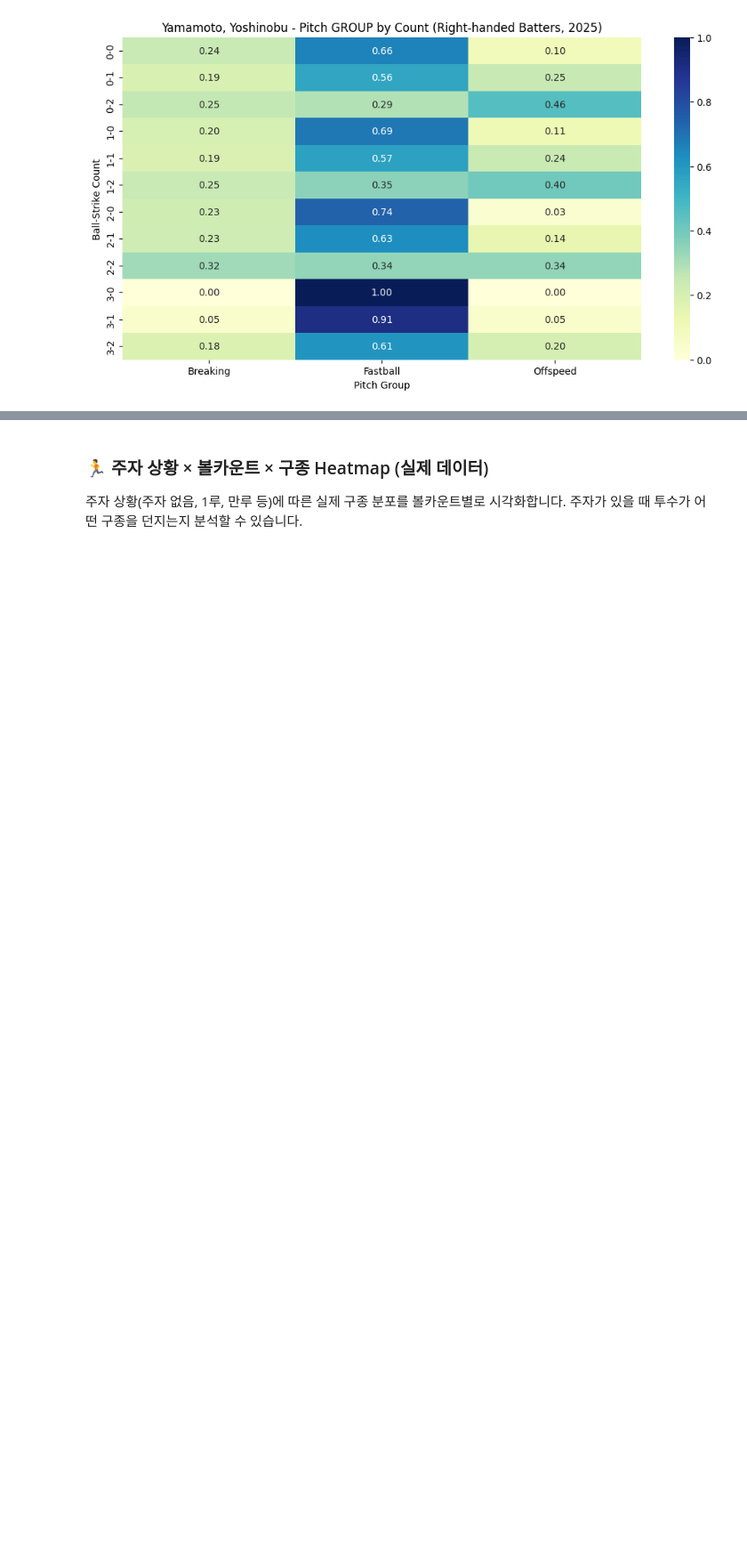
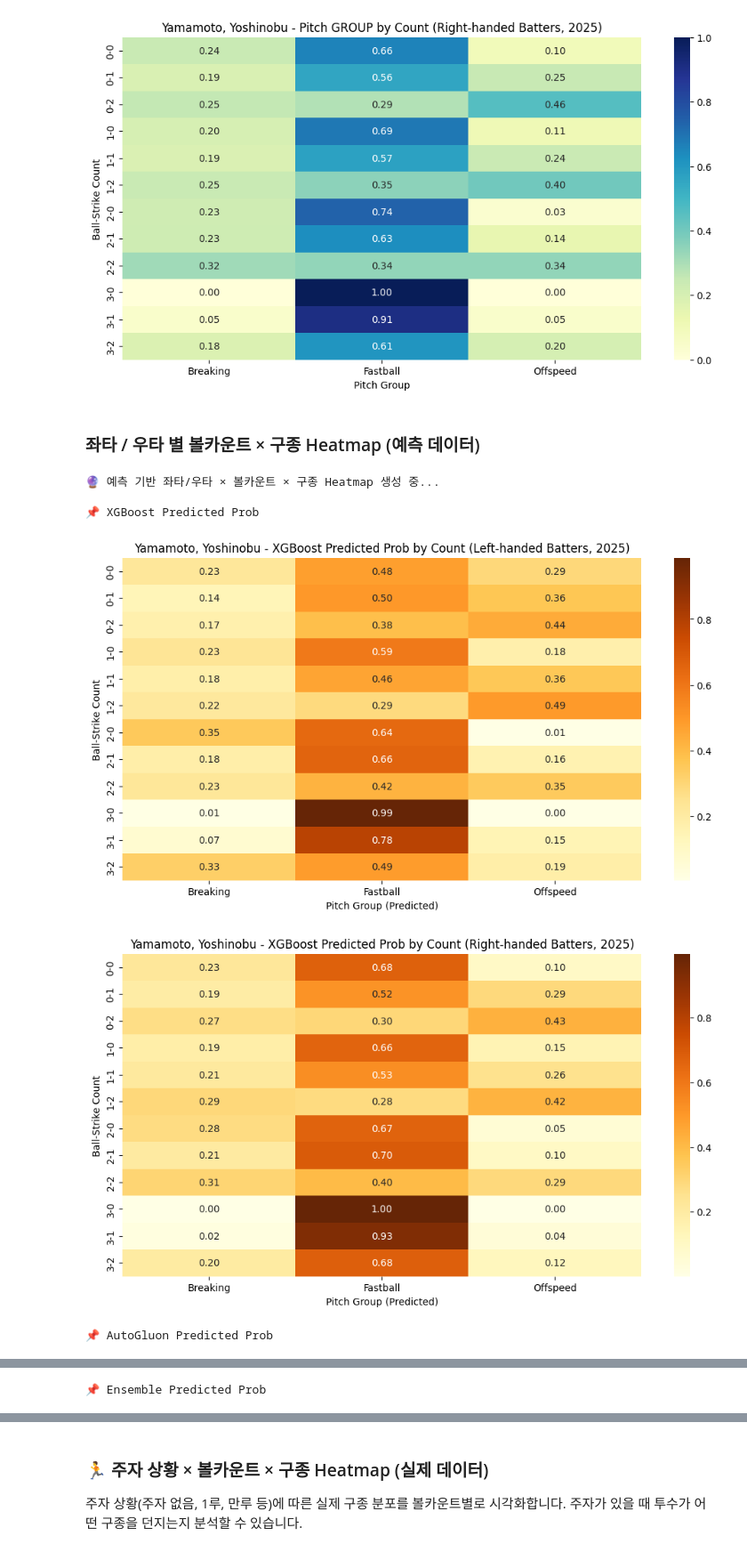
Before and after one commit to Gusle01/ai_2025, a Jupyter notebook: model2_pich_data_group.ipynb, the cells around one changed output, grey strips where cells are left out. Shown at 89% size. Saved outputs shown, nothing was run; the diff lists cells and outputs as text; code cells hidden in the pictures; blank space fills up the shorter version.

Commit message:
2025.11.29 model2_final

```diff
--- a/model2_pich_data_group.ipynb
+++ b/model2_pich_data_group.ipynb
@@ -506,3 +566,55 @@ for hand, label in [('L', 'Left-handed Batters'), ('R', 'Right-handed Batters')]
 📊 좌타 / 우타 별 볼카운트 × 구종 그룹 Heatmap 생성 중...
 [figure]
 [figure]
+# %% [markdown]
+### 좌타 / 우타 별 볼카운트 × 구종 Heatmap (예측 데이터)
+# %%
+# 🔧 예측 확률 컬럼 자동 수집
+model_sections = {
+    "XGBoost Predicted Prob":   [col for col in pred_df.columns if col.startswith("xgb_")],
+    "AutoGluon Predicted Prob": [col for col in pred_df.columns if col.startswith("ag_")],
+    "Ensemble Predicted Prob":  [col for col in pred_df.columns if col.startswith("ens_")],
+}
+
+# stand 값이 숫자(0=L, 1=R)인지 확인
+pred_df["stand"] = pred_df["stand"].map({"L": 0, "R": 1}).fillna(pred_df["stand"]).astype(int)
+
+# count 형식 수정
+pred_df["count"] = pred_df["balls"].astype(str) + "-" + pred_df["strikes"].astype(str)
+
+print("\n🔮 예측 기반 좌타/우타 × 볼카운트 × 구종 Heatmap 생성 중...")
+
+hand_map = {0: "Left-handed Batters", 1: "Right-handed Batters"}
+
+for model_name, cols in model_sections.items():
+
+    print(f"\n📌 {model_name}")
+
+    for hand, label in hand_map.items():
+        sub = pred_df[pred_df["stand"] == hand]
+        if sub.empty:
+            print(f"⚠️ {label} 데이터 없음")
+            continue
+
+        pivot = pd.pivot_table(
+            sub,
+            values=cols,
+            index="count",
+            aggfunc="mean"
+        )
+
+        pivot.columns = [c.split("_", 1)[1] for c in cols]
+
+        plt.figure(figsize=(12, 6))
+        sns.heatmap(pivot, annot=True, cmap="YlOrBr", fmt=".2f")
+        plt.title(f"{pitcher_name} - {model_name} by Count ({label}, {selected_year})")
+        plt.xlabel("Pitch Group (Predicted)")
+        plt.ylabel("Ball-Strike Count")
+        plt.show()
+# %% [output]
+🔮 예측 기반 좌타/우타 × 볼카운트 × 구종 Heatmap 생성 중...
+
+📌 XGBoost Predicted Prob
+[figure, added]
+[figure, added]
+📌 AutoGluon Predicted Prob
@@ -508,0 +623 @@ for hand, label in [('L', 'Left-handed Batters'), ('R', 'Right-handed Batters')]
+📌 Ensemble Predicted Prob
```
Also changed, not shown: parts of 10 cells of this notebook.
